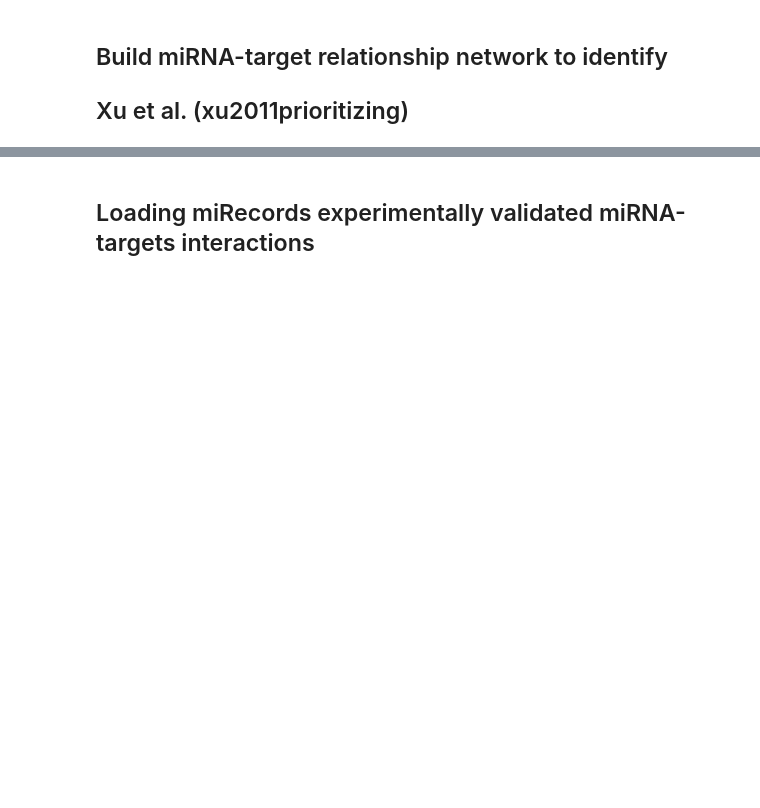
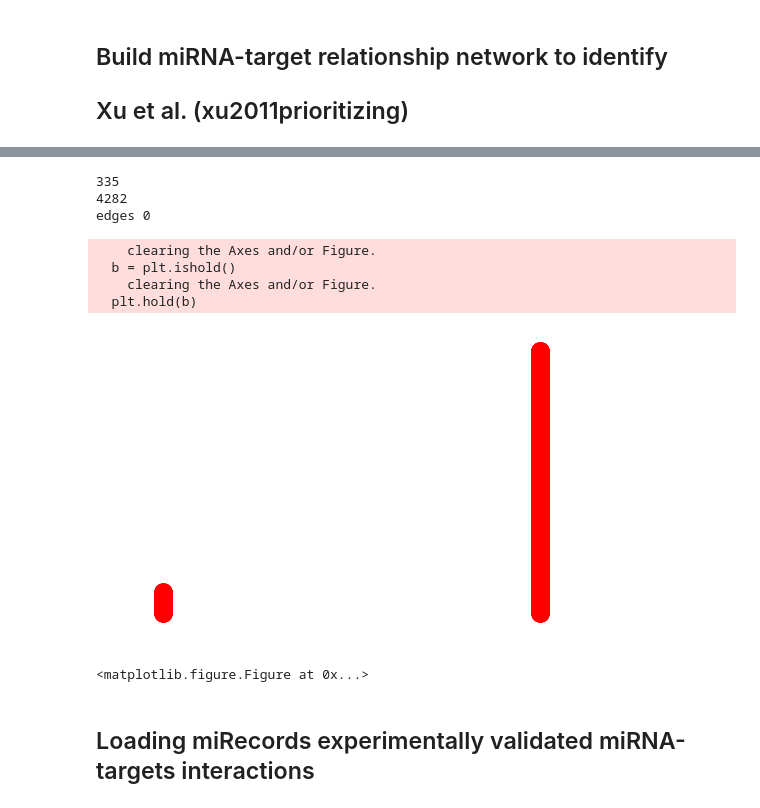
Before and after one commit to JonnyTran/microRNA-Lung-Cancer-Associations, a Jupyter notebook: notebooks/miRNA-gene_exp.ipynb, the cells around one changed output, grey strips where cells are left out. Drawn from its saved outputs; the diff is of its cells as text; code cells hidden in the pictures; blank space fills up the shorter version.

```diff
--- a/notebooks/miRNA-gene_exp.ipynb
+++ b/notebooks/miRNA-gene_exp.ipynb
@@ -137,6 +138,7 @@ gene_exp_normal = gene_exp_normal[gene_exp_normal['patient_barcode'].isin(merged
 
 # Create label vector
 Y = pandas.concat([mirna_tumor, mirna_normal])['pathologic_stage']
+Y.replace({'pathologic_stage': {'Stage I': 'tumor', 'Stage II': 'tumor', 'Stage III': 'tumor', 'Stage IV': 'tumor'}}, inplace=True)
 n_tumor = mirna_tumor.shape[0]
 n_normal = mirna_normal.shape[0]
 
@@ -146,10 +148,10 @@ gene_exp_tumor.drop(['patient_barcode'], 1, inplace=True)
 mirna_normal.drop(['patient_barcode', 'pathologic_stage'], 1, inplace=True)
 gene_exp_normal.drop(['patient_barcode'], 1, inplace=True)
 
-print "mirna_tumor", mirna_tumor.shape, mirna_tumor.isnull().sum().sum()
-print "gene_exp_tumor", gene_exp_tumor.shape, gene_exp_tumor.isnull().sum().sum()
-print "mirna_normal", mirna_normal.shape, mirna_normal.isnull().sum().sum()
-print "gene_exp_normal", gene_exp_normal.shape, gene_exp_normal.isnull().sum().sum()
+print "mirna_tumor", mirna_tumor.shape, 'nulls:', mirna_tumor.isnull().sum().sum()
+print "gene_exp_tumor", gene_exp_tumor.shape, 'nulls:', gene_exp_tumor.isnull().sum().sum()
+print "mirna_normal", mirna_normal.shape, 'nulls:', mirna_normal.isnull().sum().sum()
+print "gene_exp_normal", gene_exp_normal.shape, 'nulls:', gene_exp_normal.isnull().sum().sum()
 # %% [output]
 NaN            7
 Stage I      275
@@ -168,6 +170,8 @@ gene_exp_normal (20, 20502) 0
 # %%
 from sklearn.feature_selection import SelectFdr, f_classif
 
+# Select the p-values for an estimated false discovery rate
+# FDR
 mirna_filter = SelectFdr(f_classif, alpha=0.01)
 mirna_new = mirna_filter.fit_transform(X=pandas.concat([mirna_tumor, mirna_normal]), y=Y)
 
@@ -176,11 +180,10 @@ gen_exp_new = gene_exp_filter.fit_transform(X=pandas.concat([gene_exp_tumor, gen
 
 print mirna_new.shape
 print gen_exp_new.shape
-
-mirna_tumor = mirna_tumor[mirna_filter.get_support(indices=True)]
-mirna_normal = mirna_normal[mirna_filter.get_support(indices=True)]
-gene_exp_tumor = gene_exp_tumor[gene_exp_filter.get_support(indices=True)]
-gene_exp_normal = gene_exp_normal[gene_exp_filter.get_support(indices=True)]
+mirna_tumor = mirna_tumor[mirna_tumor.columns[mirna_filter.get_support(indices=True)]]
+mirna_normal = mirna_normal[mirna_normal.columns[mirna_filter.get_support(indices=True)]]
+gene_exp_tumor = gene_exp_tumor[gene_exp_tumor.columns[gene_exp_filter.get_support(indices=True)]]
+gene_exp_normal = gene_exp_normal[gene_exp_normal.columns[gene_exp_filter.get_support(indices=True)]]
 # %% [output]
 (523, 335)
 (523, 4284)
@@ -191,7 +211,7 @@ gene_exp_normal = gene_exp_normal[gene_exp_filter.get_support(indices=True)]
 from src.models.miRNA_target_network import miRNATargetNetwork
 import networkx as nx
 
-network = miRNATargetNetwork(threshold=0.8)
+network = miRNATargetNetwork(threshold=0.9)
 network.train(miRNAs_A=mirna_tumor, targets_A=gene_exp_tumor, miRNAs_B=mirna_normal, targets_B=gene_exp_normal)
 # print nx.bipartite.sets(network.B)
 # %% [output]
@@ -201,3 +237,34 @@ ValueError: The truth value of a Series is ambiguous. Use a.empty, a.bool(), a.i
+# %%
+# miRNAs_nodes, targets_nodes = nx.bipartite.sets(network.B)
+miRNAs_nodes = set(n for n, d in network.B.nodes(data=True) if d['bipartite']==0)
+targets_nodes = set(network.B) - miRNAs_nodes
+print miRNAs_nodes.__len__()
+print targets_nodes.__len__()
+
+edges = network.B.edges()
+miRNAs_nodes_degrees = nx.bipartite.degrees(network.B, miRNAs_nodes)
+targets_nodes_degrees = nx.bipartite.degrees(network.B, targets_nodes)
+
+print "edges", len(edges)
+# print "miRNAs_nodes_degrees", miRNAs_nodes_degrees
+# print "targets_nodes_degrees", targets_nodes_degrees
+
+pos = dict()
+pos.update((n, (1, i)) for i, n in enumerate(miRNAs_nodes))  # put nodes from X at x=1
+pos.update((n, (2, i)) for i, n in enumerate(targets_nodes))  # put nodes from Y at x=2
+nx.draw(network.B, pos=pos)
+plt.figure(figsize=(10, 100))
+plt.show()
+# %% [output]
+335
+4282
+edges 0
+    clearing the Axes and/or Figure.
+  b = plt.ishold()
+    clearing the Axes and/or Figure.
+  plt.hold(b)
+[figure, added]
+<matplotlib.figure.Figure at 0x...>
 # %% [markdown]
 ## Loading miRecords experimentally validated miRNA-targets interactions
 # %%
```
Also changed, not shown: parts of 7 cells of this notebook, 1 other file.
